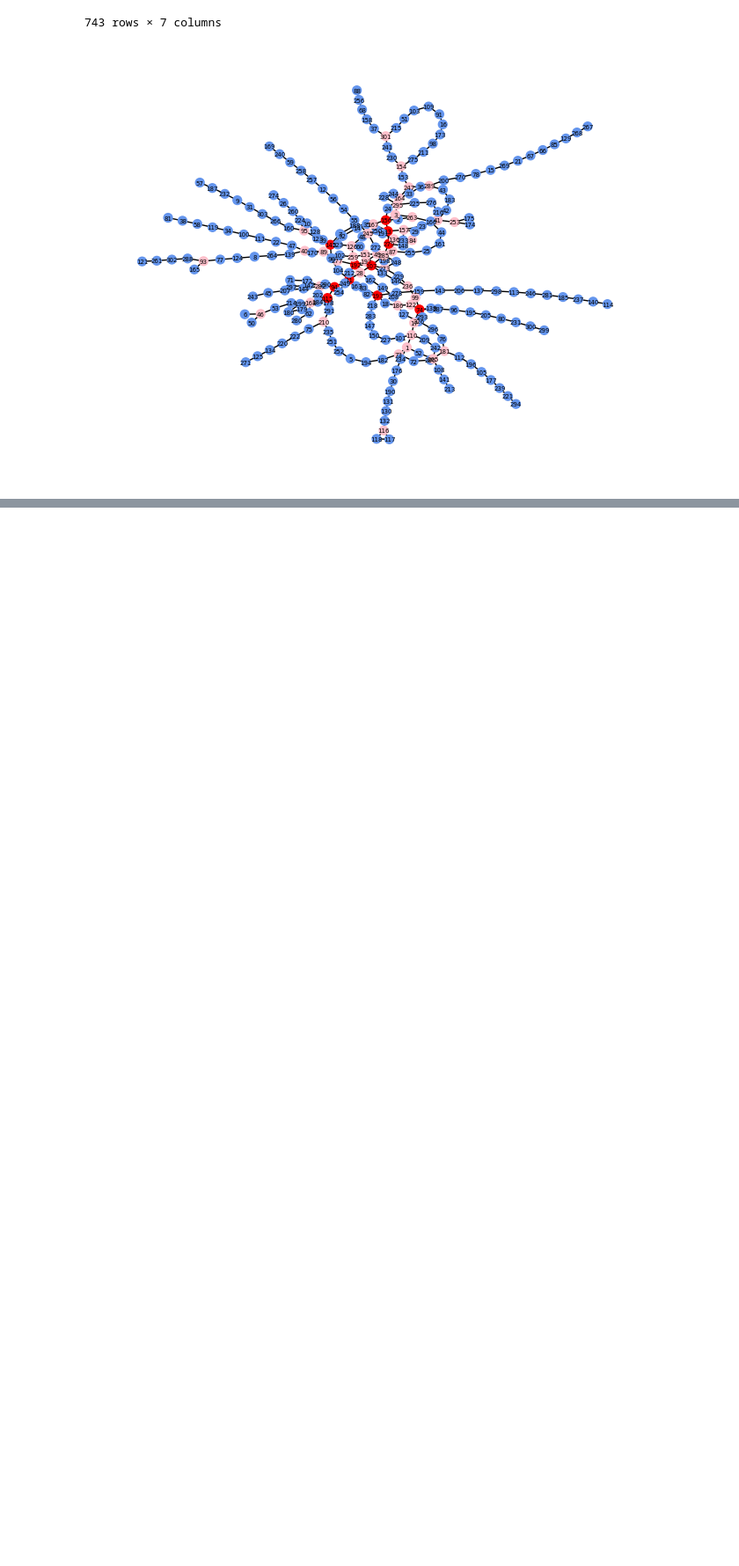
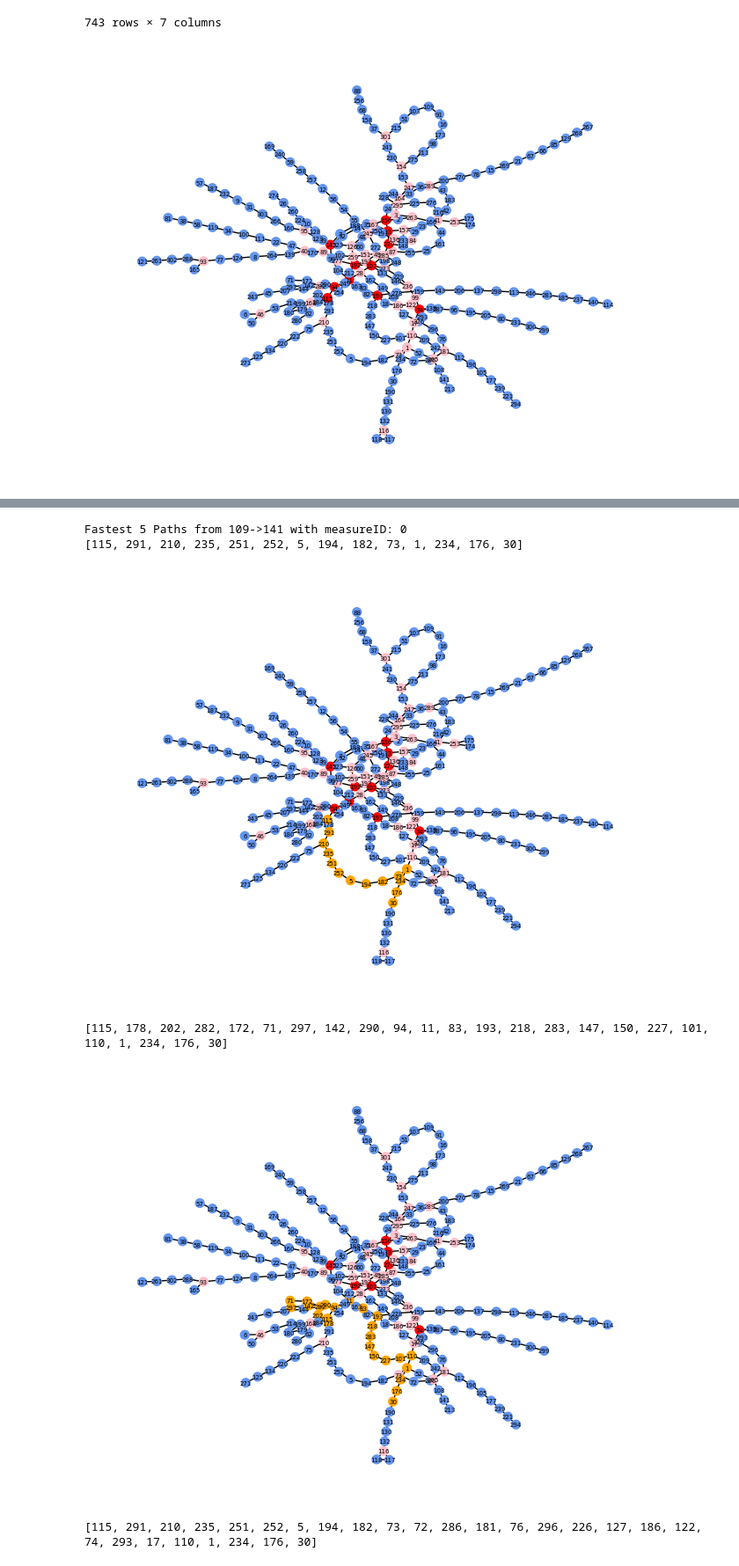
Before and after one commit to salvador-palma/DAA, a Jupyter notebook: Mini_Trabalho_2/main.ipynb, the cells around one changed output, grey strips where cells are left out. Shown at 88% size. Cells and saved outputs as stored; diff of their text form; code cells hidden in the pictures; blank space fills up the shorter version.

Commit message:
images

```diff
--- a/Mini_Trabalho_2/main.ipynb
+++ b/Mini_Trabalho_2/main.ipynb
@@ -37,6 +46,7 @@ class Vertice:
         return c
 # %%
 class Aresta:
+    #Metodo construtor
     def __init__(self,frm : Vertice,to : Vertice,d=0,line=0, ort=0,amrt=0,irt=0):
         self.origin : Vertice = frm
         self.destination : Vertice = to
@@ -51,6 +61,7 @@ class Aresta:
         return self.origin == other.origin and self.destination == other.destination
     def __hash__(self):
         return hash( (self.origin, self.destination) )
+    #Peso da aresta mediante o tipo de medida
     def getValue(self, type : int):
         return {
             0:self.distance,
@@ -60,10 +71,10 @@ class Aresta:
             4:self.interrt,
             5:self.line
         }[type]
-    def setWeight(self,newW):
-        self.weight = newW
+    #Obter o vertice oposto
     def oposto(self, v):
         return self.origin if v is self.destination else self.destination
+    #Obter os vertices que a aresta conecta
     def pontos(self):
         return self.origin, self.destination
 # %%
@@ -389,15 +421,17 @@ def Yen(og : Grafo, K, org, dest, measure=0):
 
     return [e for e in Shortest]
 # %%
-y = Yen(grafo, 5, 109,141,measure=4)
-#3
-print("Fastest 5 Paths from 109->141 at 7:00-10:00")
-table = pd.DataFrame(columns=['Path','Cost'])
-i=0
-for path in y:
-    #cost = grafo.getStat(path[0],3)
-    table.loc[i] = path
-    i=i+1
-    grafo.plot_path(path[0],50,5)
-
-display(table)
+def show_k_best(g,frm, to, K, measure):
+    y = Yen(g, K, frm,to,measure=measure)
+    print("Fastest 5 Paths from 109->141 with measureID: {0}".format(measure))
+    table = pd.DataFrame(columns=['Path','Cost'])
+    i=0
+    for path in y:
+        table.loc[i] = [path[0],path[1]]
+        print(path[0])
+        i=i+1
+        g.plot_path(path[0],50,5)
+    if len(y) < K: print("Couldn't find more than {0} paths".format(len(y)))
+    s = table.sort_values(by='Cost')
+    s = s.reset_index(drop=True)
+    display(s)
@@ -422,0 +438,11 @@ Fastest 5 Paths from 109->141 at 7:00-10:00
+# %%
+#Mostrar os 10 melhores caminhos entre 109 e 141
+#show_k_best(grafo,109,141,10,2)
+show_k_best(grafo,115,30,30,0)
+# %% [output]
+Fastest 5 Paths from 109->141 with measureID: 0
+[115, 291, 210, 235, 251, 252, 5, 194, 182, 73, 1, 234, 176, 30]
+[figure, added]
+[115, 178, 202, 282, 172, 71, 297, 142, 290, 94, 11, 83, 193, 218, 283, 147, 150, 227, 101, 110, 1, 234, 176, 30]
+[figure, added]
+[115, 291, 210, 235, 251, 252, 5, 194, 182, 73, 72, 286, 181, 76, 296, 226, 127, 186, 122, 74, 293, 17, 110, 1, 234, 176, 30]
```
Also changed, not shown: parts of 22 cells of this notebook, 3 other files.
